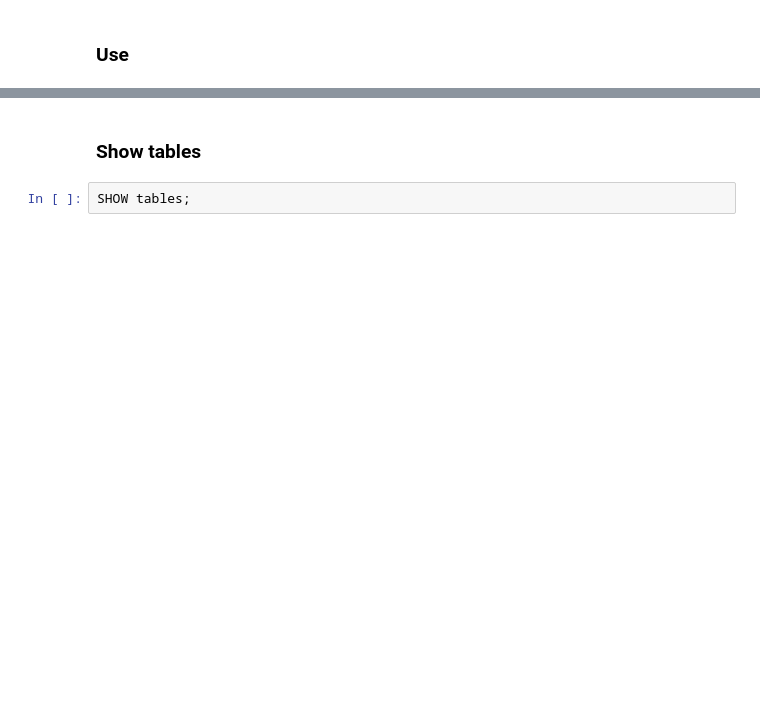
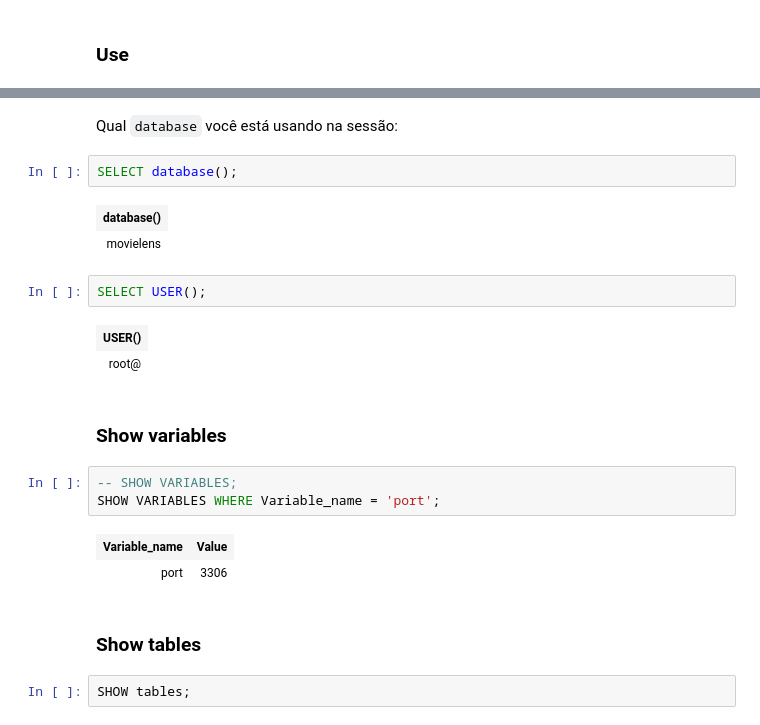
Before and after one commit to thedatasociety/lab-mariadb, a Jupyter notebook: labs/lab2/lab2.1.sql.ipynb, the cells around one changed output, grey strips where cells are left out. Cells and saved outputs as stored; diff of their text form; blank space fills up the shorter version.

Commit message:
adding multiple databases

```diff
--- a/labs/lab2/lab2.1.sql.ipynb
+++ b/labs/lab2/lab2.1.sql.ipynb
@@ -19,5 +23,25 @@ USE movielens;
 # %% [output]
 Query OK
+# %% [markdown]
+Qual `database` você está usando na sessão:
+# %%
+SELECT database();
+# %% [output]
+| database() |
+| movielens |
+# %%
+SELECT USER();
+# %% [output]
+| USER() |
+| root@ |
+# %% [markdown]
+### Show variables
+# %%
+-- SHOW VARIABLES;
+SHOW VARIABLES WHERE Variable_name = 'port';
+# %% [output]
+| Variable_name | Value |
+| port | 3306 |
 # %% [markdown]
 ### Show tables
 # %%
```
Also changed, not shown: parts of 3 cells of this notebook, 7 other files.
